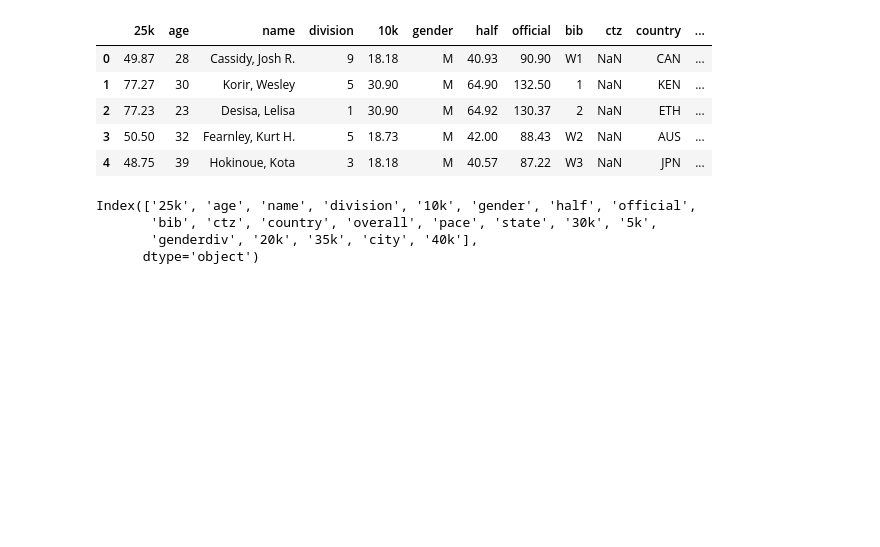
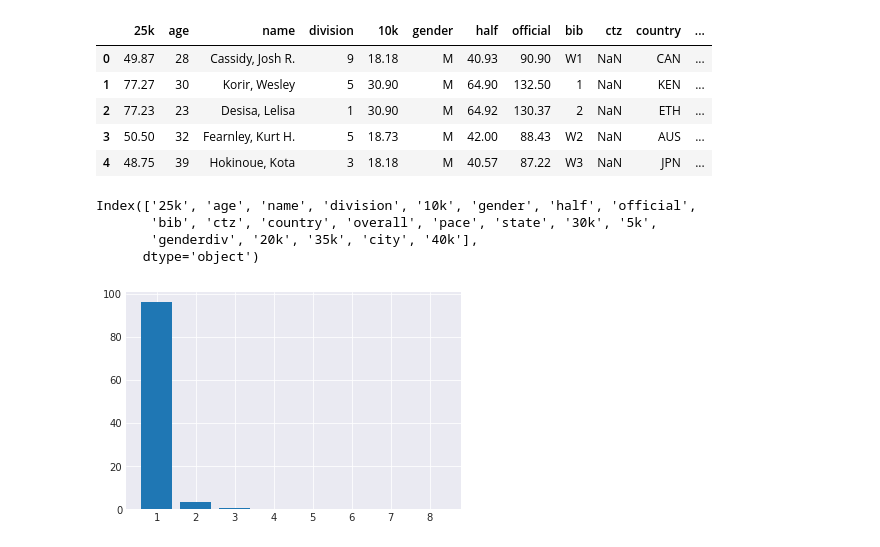
Before and after one commit to AlliedToasters/clustering_drills, a Jupyter notebook: runners.ipynb, the cells around one changed output. Drawn from its saved outputs; the diff is of its cells as text; code cells hidden in the pictures; blank space fills up the shorter version.

```diff
--- a/runners.ipynb
+++ b/runners.ipynb
@@ -42,26 +57,16 @@ Index(['25k', 'age', 'name', 'division', '10k', 'gender', 'half', 'official',
        'genderdiv', '20k', '35k', 'city', '40k'],
       dtype='object')
 # %%
-data = pd.DataFrame()
+data = pd.DataFrame(index=df.index)
 
-def get_float(strng):
-    """Handles exceptions when string is not numeric. Returns
-    floating point value.
-    """
-    try:
-        result = float(strng)
-    except:
-        result = 0.0
-    return result
-
-data['5k'] = df['5k'].apply(get_float)
-data['10k'] = df['10k'].apply(get_float)
-data['20k'] = df['20k'].apply(get_float)
-data['half'] = df['half'].apply(get_float)
-data['25k'] = df['25k'].apply(get_float)
-data['35k'] = df['35k'].apply(get_float)
-data['40k'] = df['40k'].apply(get_float)
-data['finish'] = df['official'].apply(get_float)
+data['5k'] = df['5k'].apply(float)
+data['10k'] = df['10k'].apply(float)
+data['20k'] = df['20k'].apply(float)
+data['half'] = df['half'].apply(float)
+data['25k'] = df['25k'].apply(float)
+data['35k'] = df['35k'].apply(float)
+data['40k'] = df['40k'].apply(float)
+data['official'] = df['official'].apply(float)
 data['pace'] = df.pace
 data['age'] = df.age
 
@@ -78,5 +83,16 @@ def get_wheelchair(strng):
 
 data['wheelchair'] = df.bib.apply(get_wheelchair)
 
-for ft in data.columns:
-    data[ft] = data[ft].apply(normalize)
+df = pd.concat([df, data[['male', 'wheelchair']]], axis=1)
+# %%
+splt = data[splits]
+splt_scl = StandardScaler()
+splt_scl.fit(splt)
+splt = splt_scl.transform(splt)
+splt_pca = PCA()
+splt_comp = splt_pca.fit_transform(splt)
+vars_ = splt_pca.explained_variance_ratio_
+plt.bar(range(1, 1+vars_.shape[0]), 100*vars_);
+plt.show();
+# %% [output]
+[figure, added]
```
Also changed, not shown: parts of 19 cells of this notebook.
